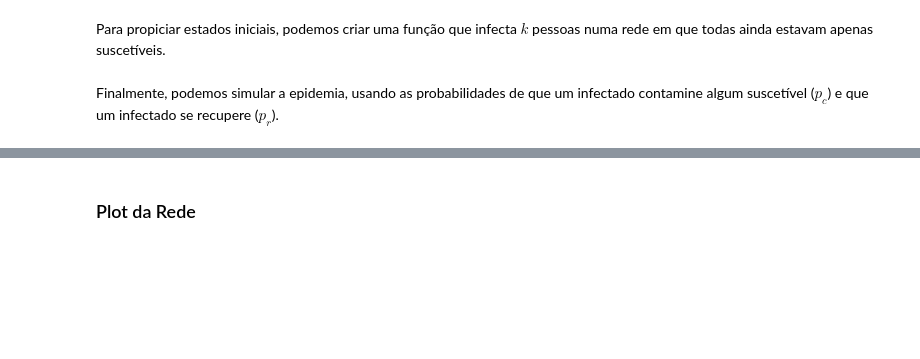
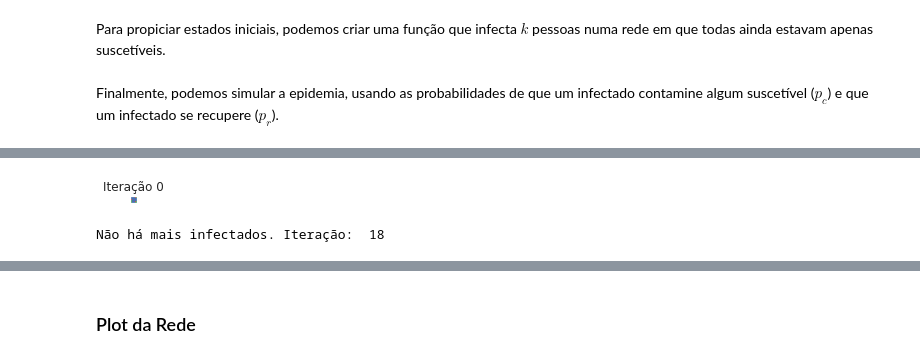
Before and after one commit to arthursl12/FisicaEstatistica, a Jupyter notebook: SIR.ipynb, the cells around one changed output, grey strips where cells are left out. Saved outputs shown, nothing was run; the diff lists cells and outputs as text; code cells hidden in the pictures; blank space fills up the shorter version.

```diff
--- a/SIR.ipynb
+++ b/SIR.ipynb
@@ -173,0 +279,5 @@ def simulate_epidemy(N, L, s, pc, pr, n_iter, prints=False, print_states=False):
+# %%
+y0, y1, y2, x = simulate_epidemy(N, L, s, 0.6, 0.2, n_iter=10**4, print_states=True)
+# %% [output]
+[figure, added]
+Não há mais infectados. Iteração:  18
```
Also changed, not shown: parts of 48 cells of this notebook.
